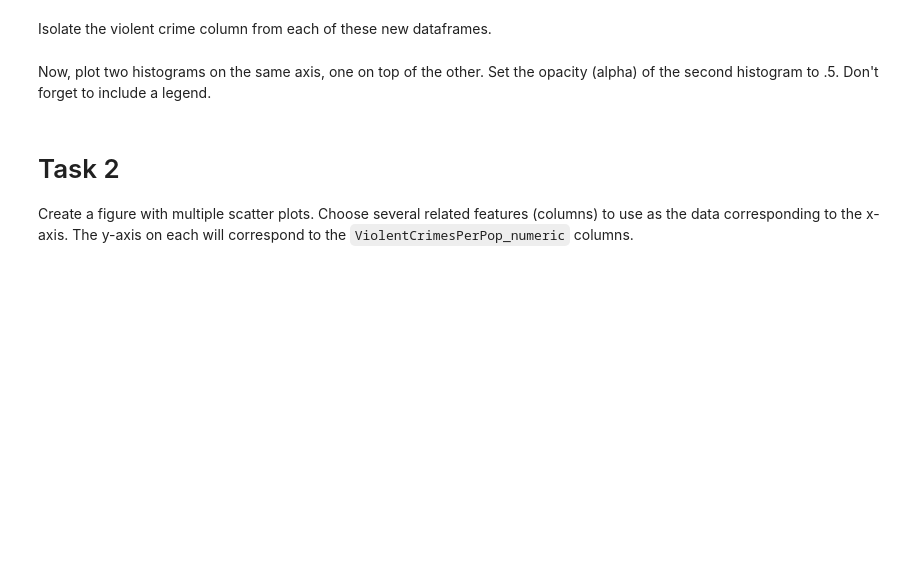
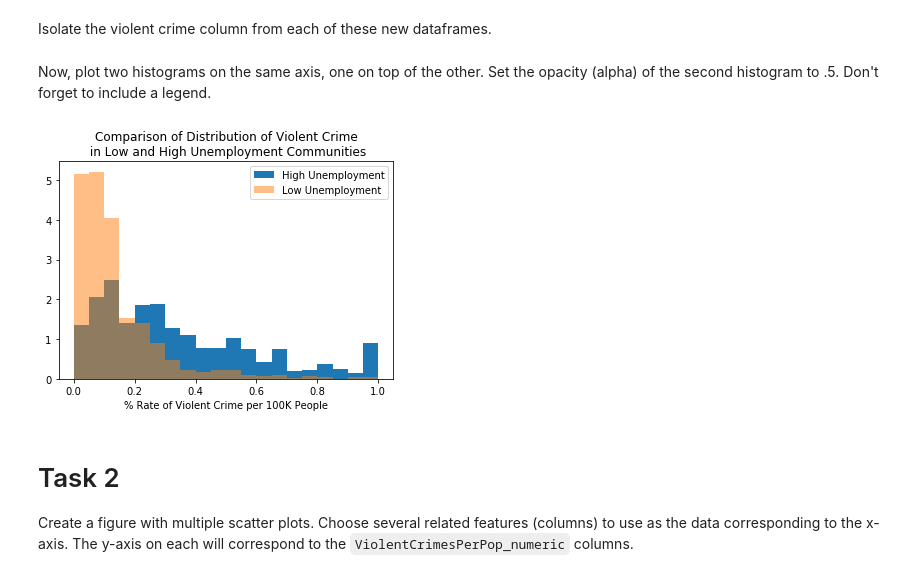
Before and after one commit to Astroraf/dsc-viz_from_dataframes_warmup, a Jupyter notebook: index.ipynb, the cells around one changed output. Cells and saved outputs as stored; diff of their text form; code cells hidden in the pictures; blank space fills up the shorter version.

```diff
--- a/index.ipynb
+++ b/index.ipynb
@@ -56,8 +56,21 @@ df_high_unmply = df[df['PctUnemployed_numeric'] > df['PctUnemployed_numeric'].me
 df_low_unmply = df[df['PctUnemployed_numeric'] < df['PctUnemployed_numeric'].median()]
 # %% [markdown]
 Isolate the violent crime column from each of these new dataframes.
+# %%
+high_unmply_vc = df_high_unmply['ViolentCrimesPerPop_numeric']
+low_unmply_vc = df_low_unmply['ViolentCrimesPerPop_numeric']
 # %% [markdown]
 Now, plot two histograms on the same axis, one on top of the other.  Set the opacity (alpha) of the second histogram to .5. Don't forget to include a legend.
+# %%
+fix, ax = plt.subplots()
+
+ax.hist(high_unmply_vc, density=True, label='High Unemployment', bins=20)
+ax.hist(low_unmply_vc, alpha=.5, density=True, label='Low Unemployment', bins=20)
+ax.set_title('Comparison of Distribution of Violent Crime\n in Low and High Unemployment Communities')
+ax.set_xlabel('% Rate of Violent Crime per 100K People')
+plt.legend();
+# %% [output]
+[figure, added]
 # %% [markdown]
 # Task 2
 
```
Also changed, not shown: 5 other files.
